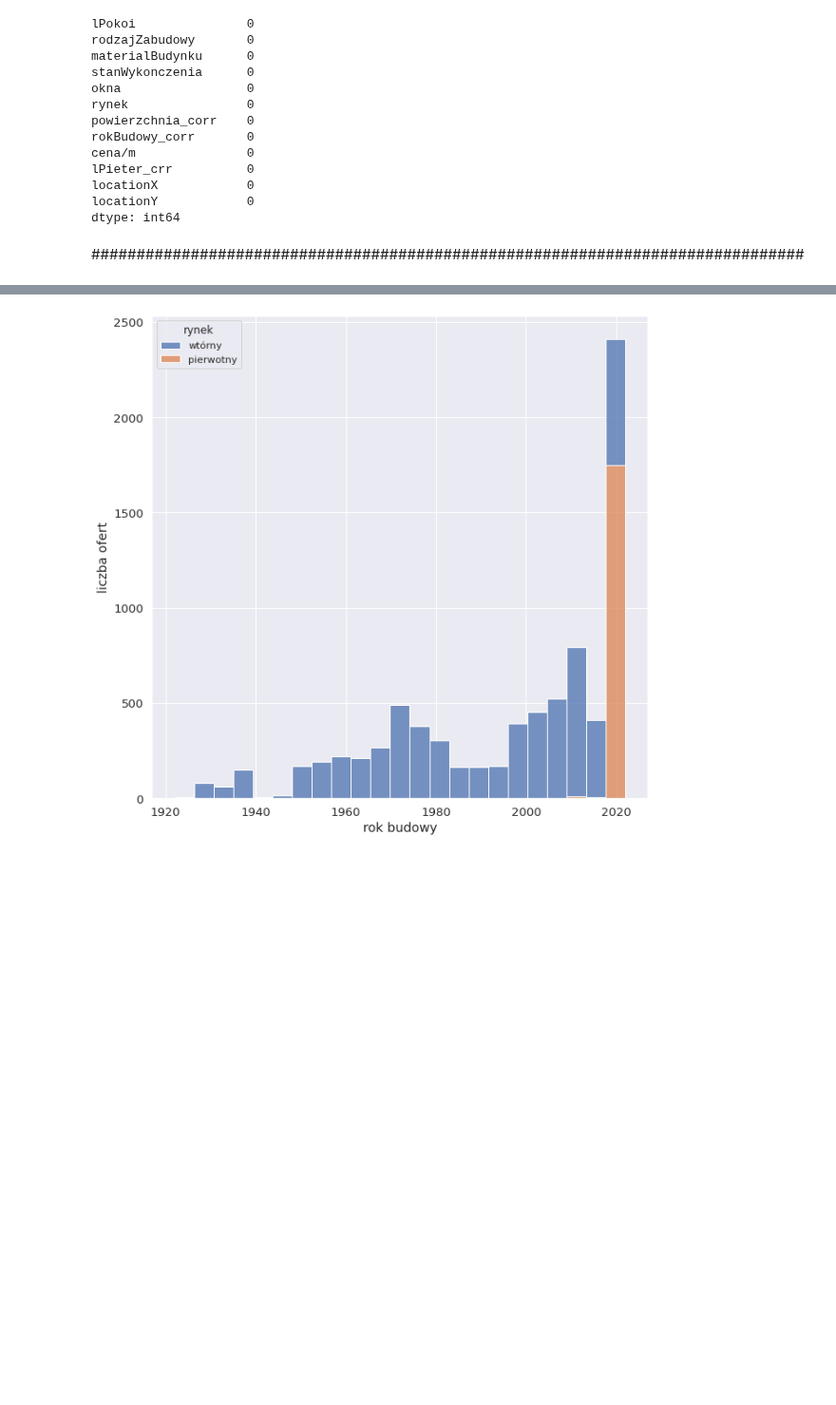
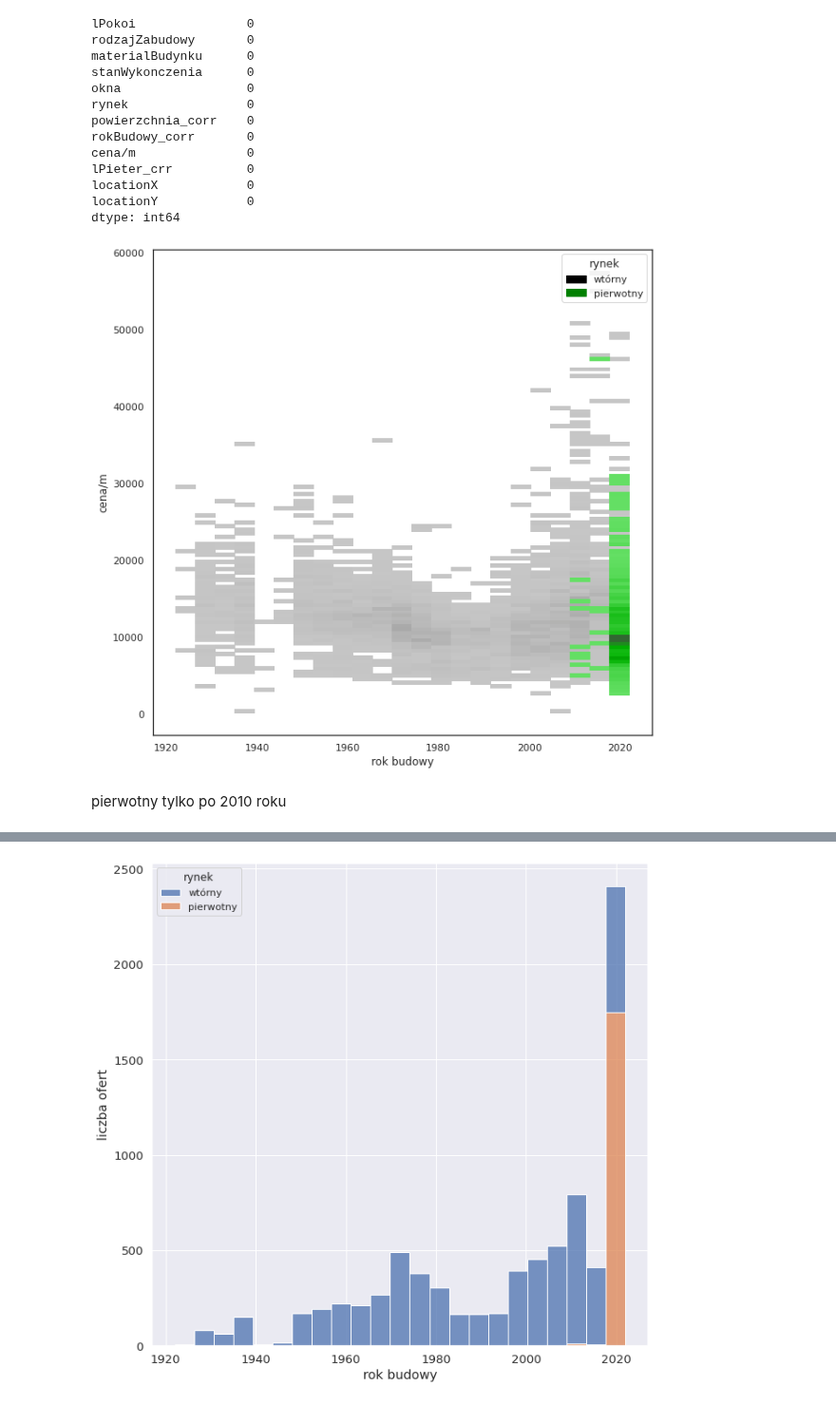
Before and after one commit to KacperGrodecki/Masovian-real-estate, a Jupyter notebook: mazowieckie_colab_rysunki_mieszkania_i_analiza_wczytanie_pliku.ipynb, the cells around one changed output, grey strips where cells are left out. Shown at 95% size. Saved outputs shown, nothing was run; the diff lists cells and outputs as text; code cells hidden in the pictures; blank space fills up the shorter version.

```diff
--- a/mazowieckie_colab_rysunki_mieszkania_i_analiza_wczytanie_pliku.ipynb
+++ b/mazowieckie_colab_rysunki_mieszkania_i_analiza_wczytanie_pliku.ipynb
@@ -189,5 +190,14 @@ lPieter_crr          0
 locationX            0
 locationY            0
 dtype: int64
-# %% [markdown]
-###############################################################################
+# %%
+fig, ax = plt.subplots(figsize=(10,10))
+ax=sns.set(font_scale = 1)
+ax=sns.set_style("white")
+ax=sns.histplot(x="rokBudowy_corr", y="cena/m", hue ='rynek', data=final_plots[(final_plots['rokBudowy_corr']>1920)&(final_plots['rokBudowy_corr']<2023)],palette=['black','green'])
+ax.set(xlabel='rok budowy', ylabel='cena/m')
+plt.show()
+# %% [output]
+[figure, added]
+# %% [markdown]
+pierwotny tylko po 2010 roku
```
Also changed, not shown: parts of 31 cells of this notebook.
